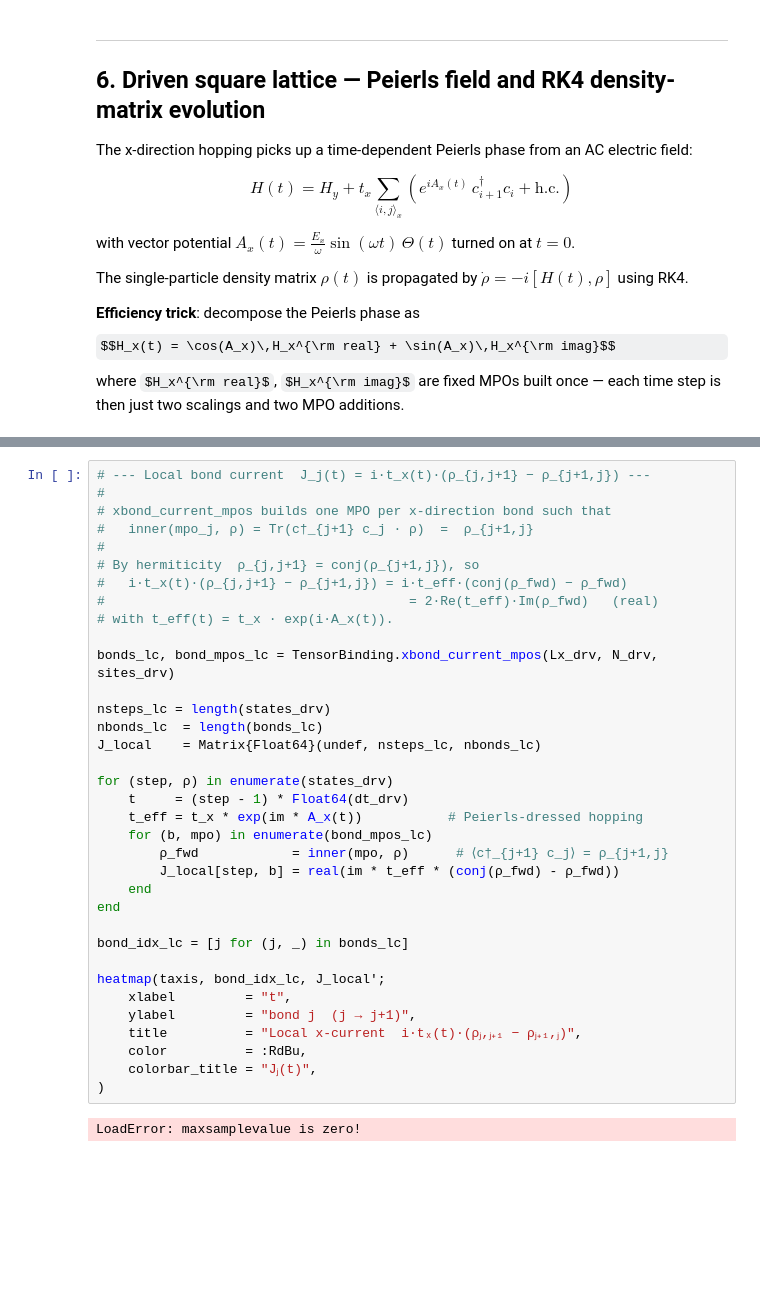
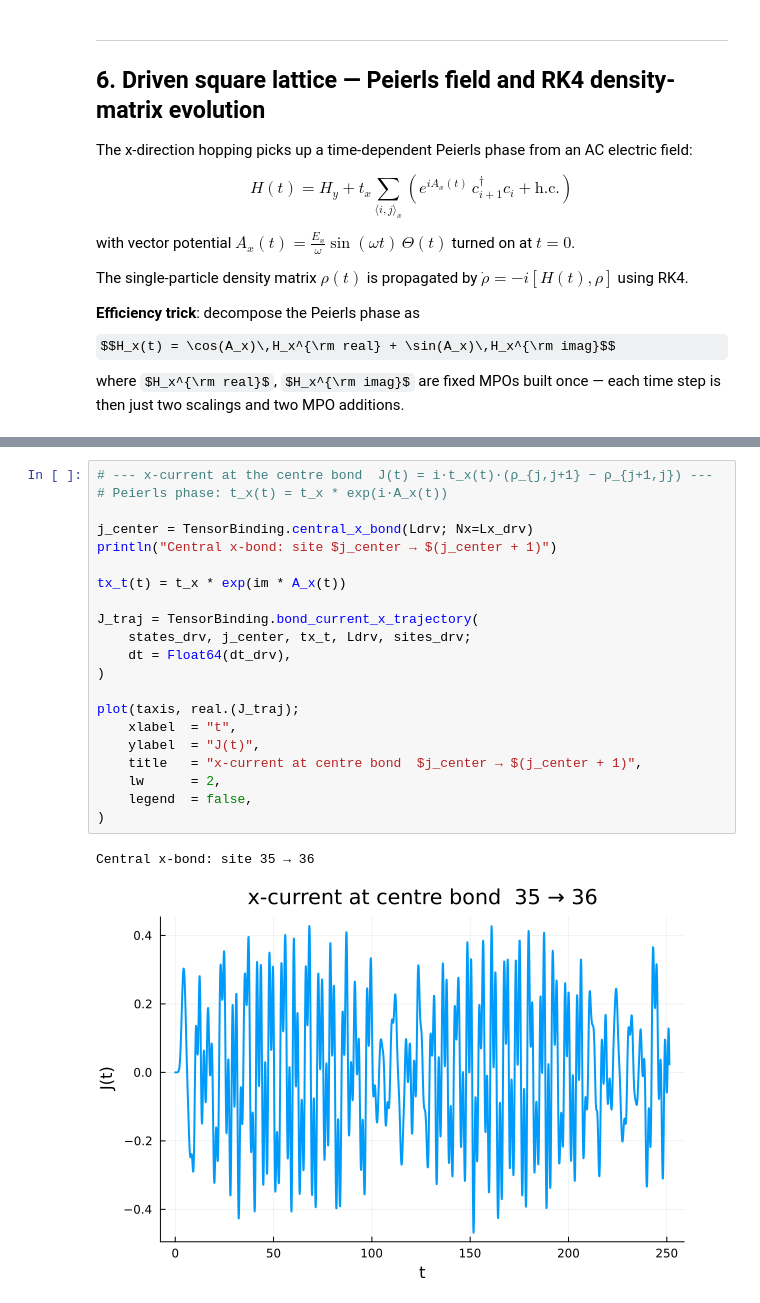
Before and after one commit to TensorBinding/TensorBinding, a Jupyter notebook: examples/getting_started.ipynb, the cells around one changed output, grey strips where cells are left out. Saved outputs shown, nothing was run; the diff lists cells and outputs as text; some formulas as TeX source; blank space fills up the shorter version.

```diff
--- a/examples/getting_started.ipynb
+++ b/examples/getting_started.ipynb
@@ -828,37 +787,24 @@ LoadError: maxsamplevalue is zero!
 # %%
-# --- Local bond current  J_j(t) = i·t_x(t)·(ρ_{j,j+1} − ρ_{j+1,j}) ---
-#
-# xbond_current_mpos builds one MPO per x-direction bond such that
-#   inner(mpo_j, ρ) = Tr(c†_{j+1} c_j · ρ)  =  ρ_{j+1,j}
-#
-# By hermiticity  ρ_{j,j+1} = conj(ρ_{j+1,j}), so
-#   i·t_x(t)·(ρ_{j,j+1} − ρ_{j+1,j}) = i·t_eff·(conj(ρ_fwd) − ρ_fwd)
-#                                       = 2·Re(t_eff)·Im(ρ_fwd)   (real)
-# with t_eff(t) = t_x · exp(i·A_x(t)).
+# --- x-current at the centre bond  J(t) = i·t_x(t)·(ρ_{j,j+1} − ρ_{j+1,j}) ---
+# Peierls phase: t_x(t) = t_x * exp(i·A_x(t))
 
-bonds_lc, bond_mpos_lc = TensorBinding.xbond_current_mpos(Lx_drv, N_drv, sites_drv)
+j_center = TensorBinding.central_x_bond(Ldrv; Nx=Lx_drv)
+println("Central x-bond: site $j_center → $(j_center + 1)")
 
-nsteps_lc = length(states_drv)
-nbonds_lc  = length(bonds_lc)
-J_local    = Matrix{Float64}(undef, nsteps_lc, nbonds_lc)
+tx_t(t) = t_x * exp(im * A_x(t))
 
-for (step, ρ) in enumerate(states_drv)
-    t     = (step - 1) * Float64(dt_drv)
-    t_eff = t_x * exp(im * A_x(t))           # Peierls-dressed hopping
-    for (b, mpo) in enumerate(bond_mpos_lc)
-        ρ_fwd            = inner(mpo, ρ)      # ⟨c†_{j+1} c_j⟩ = ρ_{j+1,j}
-        J_local[step, b] = real(im * t_eff * (conj(ρ_fwd) - ρ_fwd))
-    end
-end
+J_traj = TensorBinding.bond_current_x_trajectory(
+    states_drv, j_center, tx_t, Ldrv, sites_drv;
+    dt = Float64(dt_drv),
+)
 
-bond_idx_lc = [j for (j, _) in bonds_lc]
-
-heatmap(taxis, bond_idx_lc, J_local';
-    xlabel         = "t",
-    ylabel         = "bond j  (j → j+1)",
-    title          = "Local x-current  i·tₓ(t)·(ρⱼ,ⱼ₊₁ − ρⱼ₊₁,ⱼ)",
-    color          = :RdBu,
-    colorbar_title = "Jⱼ(t)",
+plot(taxis, real.(J_traj);
+    xlabel  = "t",
+    ylabel  = "J(t)",
+    title   = "x-current at centre bond  $j_center → $(j_center + 1)",
+    lw      = 2,
+    legend  = false,
 )
 # %% [output]
-LoadError: maxsamplevalue is zero!
+Central x-bond: site 35 → 36
+[figure, added]
```
Also changed, not shown: parts of 5 cells of this notebook, 6 other files.
